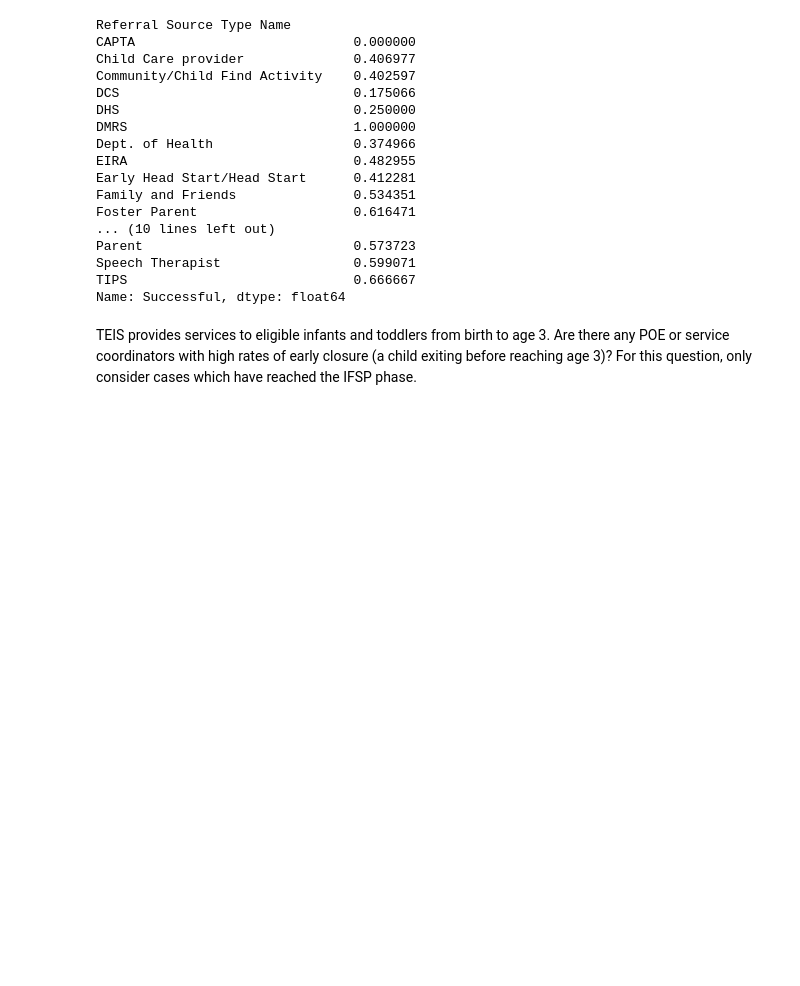
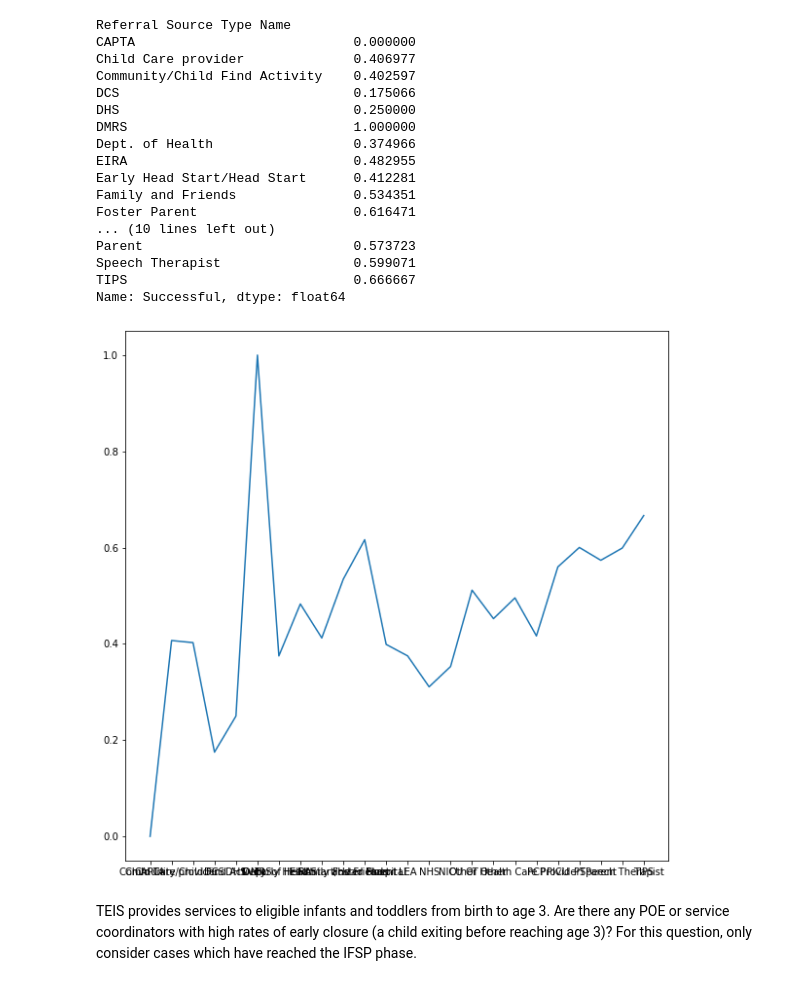
Before and after one commit to ColinSandidge/teis_project, a Jupyter notebook: notebooks/cs2.ipynb, the cells around one changed output. Cells and saved outputs as stored; diff of their text form; code cells hidden in the pictures; blank space fills up the shorter version.

```diff
--- a/notebooks/cs2.ipynb
+++ b/notebooks/cs2.ipynb
@@ -516,6 +531,12 @@ Parent                           0.573723
 Speech Therapist                 0.599071
 TIPS                             0.666667
 Name: Successful, dtype: float64
+# %%
+plt.figure(figsize = (10, 10))
+plt.plot(total_referrals)
+plt.show()
+# %% [output]
+[figure, added]
 # %% [markdown]
 TEIS provides services to eligible infants and toddlers from birth to age 3. Are there any POE or service coordinators with high rates of early closure (a child exiting before reaching age 3)? For this question, only consider cases which have reached the IFSP phase.
 # %%
```
Also changed, not shown: parts of 1 cell of this notebook, 2 other files.
